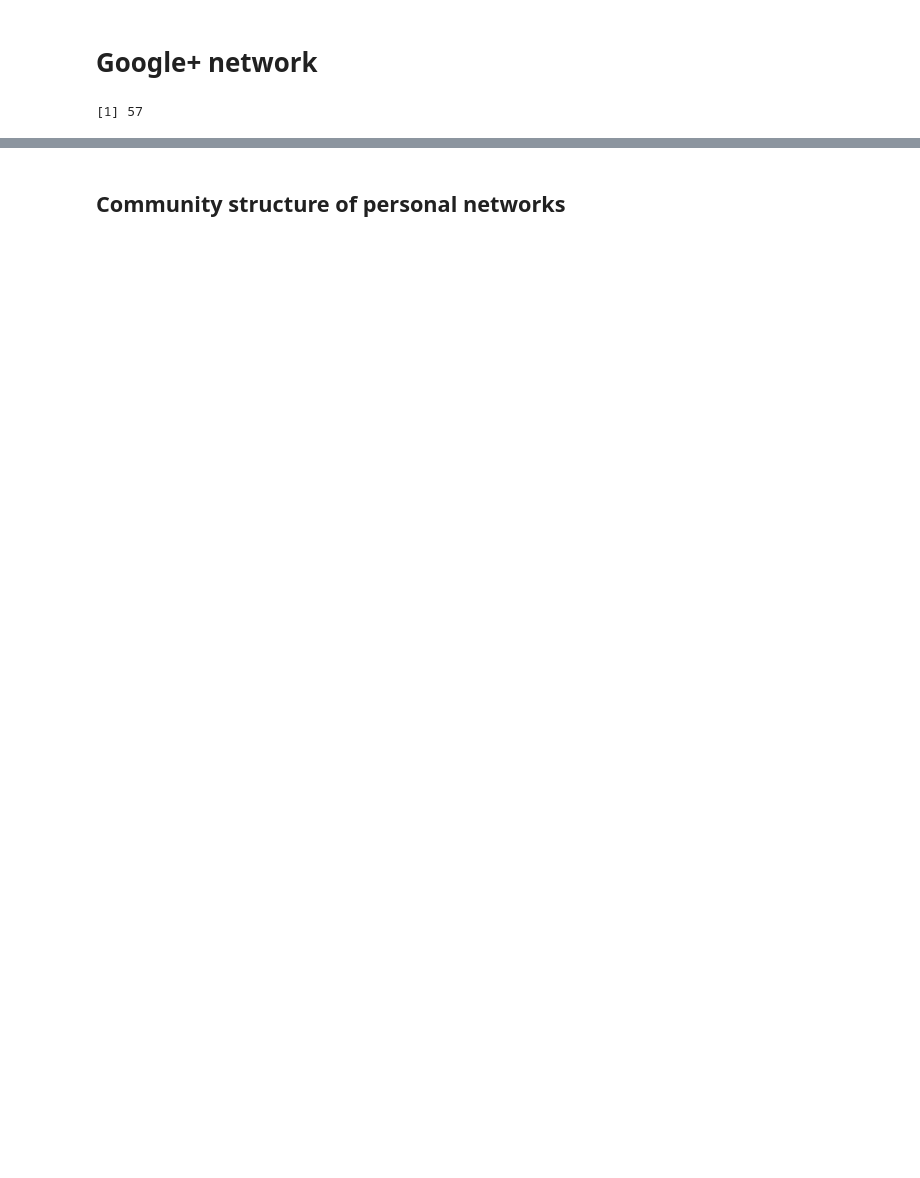
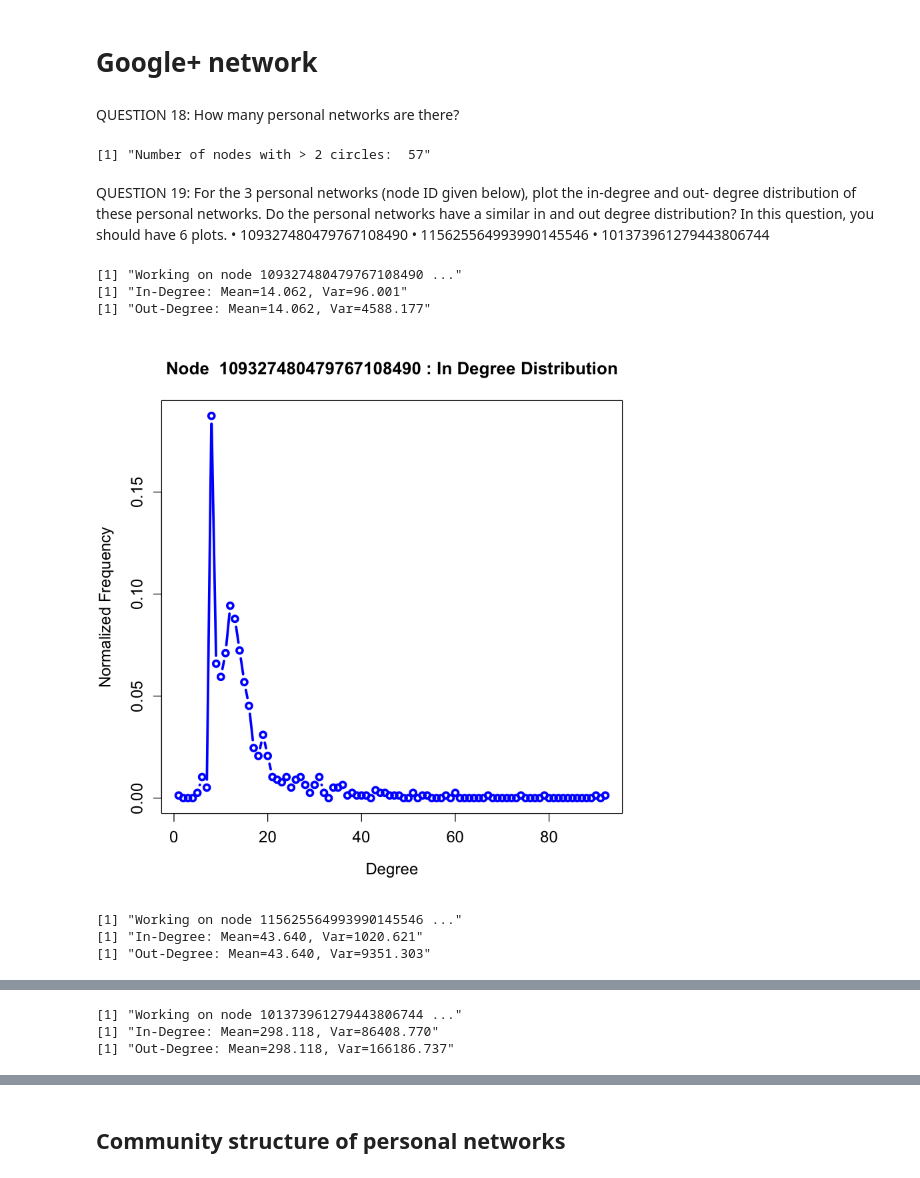
Before and after one commit to SunayBhat1/232E-Projects, a Jupyter notebook: Project 2/Project 2.ipynb, the cells around one changed output, grey strips where cells are left out. Saved outputs shown, nothing was run; the diff lists cells and outputs as text; code cells hidden in the pictures; blank space fills up the shorter version.

```diff
--- a/Project 2/Project 2.ipynb
+++ b/Project 2/Project 2.ipynb
@@ -13,7 +26,11 @@ The following object is masked from ‘package:base’:
 # %% [markdown]
 # Google+ network
+# %% [markdown]
+QUESTION 18: How many personal networks are there?
 # %%
-# Loop through circles files, and find those with >2 lines (2 circle memberships)
+# Q)18
+
+# Loop through .circles files, and find those with >2 lines (2 circle memberships)
 all_files = list.files(path="gplus", pattern="*.circles")
 count = 0
 for (iFile in all_files){
@@ -22,6 +39,55 @@ for (iFile in all_files){
   }
 }
 
-print(count)
+print(paste("Number of nodes with > 2 circles: ",count))
 # %% [output]
-[1] 57
+[1] "Number of nodes with > 2 circles:  57"
+# %% [markdown]
+QUESTION 19: For the 3 personal networks (node ID given below), plot the in-degree and out- degree distribution of these personal networks. Do the personal networks have a similar in and out degree distribution? In this question, you should have 6 plots.
+• 109327480479767108490
+• 115625564993990145546
+• 101373961279443806744
+# %%
+# Q19)
+
+# Nodes to analyze
+nodes = c("109327480479767108490","115625564993990145546","101373961279443806744")
+
+for (node in nodes){
+    print(sprintf('Working on node %s ...',node))
+    # Create file and read in graph
+    edgefile = paste("gplus/", node, ".edges", sep = "")
+    node_graph = read_graph(edgefile, format="ncol", directed=TRUE)
+
+    # Add vertex and edges for node (not included by default)
+    node_graph = add_vertices(node_graph, nv = 1, name = node)
+    indexNode = which(V(node_graph)$name==node)
+
+    for (iGNode in seq(1, vcount(node_graph)-1,1)){
+      node_graph = node_graph + edge(indexNode, iGNode)
+    }
+
+
+    # Print out mean/var stats
+    deg_in = degree(node_graph,mode = "in")
+    print(sprintf('In-Degree: Mean=%5.3f, Var=%5.3f',mean(deg_in),var(deg_in)))
+    deg_out = degree(node_graph,mode = "out")
+    print(sprintf('Out-Degree: Mean=%5.3f, Var=%5.3f',mean(deg_out),var(deg_out)))
+
+    # Plot In/Out deg distirbutions
+    hist_in = degree_distribution(node_graph, mode = "in")
+    plot(hist_in, type="b", main=paste("Node ", node, ": In Degree Distribution"), lwd = 3,
+        xlab="Degree", ylab="Normalized Frequency",col="blue",cex.main = 1.3, cex.lab =1.2, cex.axis = 1.2)
+
+    hist_out = degree_distribution(node_graph, mode = "out")
+    plot(hist_out, type="b", main=paste("Node ", node, ": Out Degree Distribution"), lwd = 3,
+        xlab="Degree", ylab="Normalized Frequency",col="red",cex.main = 1.3, cex.lab =1.2, cex.axis = 1.2)
+}
+# %% [output]
+[1] "Working on node 109327480479767108490 ..."
+[1] "In-Degree: Mean=14.062, Var=96.001"
+[1] "Out-Degree: Mean=14.062, Var=4588.177"
+[figure, added]
+[1] "Working on node 115625564993990145546 ..."
+[1] "In-Degree: Mean=43.640, Var=1020.621"
+[1] "Out-Degree: Mean=43.640, Var=9351.303"
@@ -27,0 +96,3 @@ print(count)
+[1] "Working on node 101373961279443806744 ..."
+[1] "In-Degree: Mean=298.118, Var=86408.770"
+[1] "Out-Degree: Mean=298.118, Var=166186.737"
```
Also changed, not shown: parts of 6 cells of this notebook, 5 other files.
